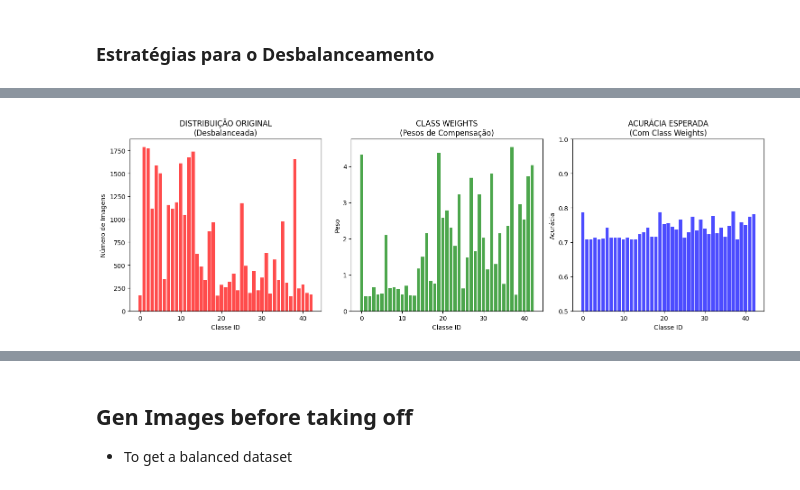
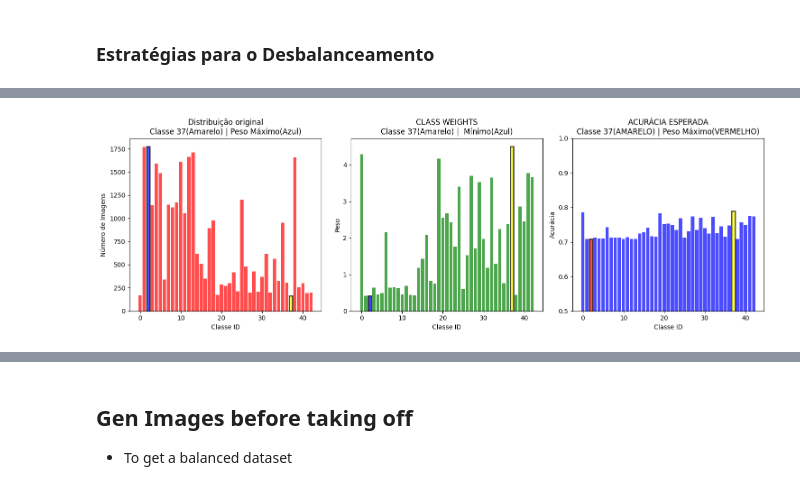
Before and after one commit to Rodrigo-Pinto22/Traffic_Signs_Classification, a Jupyter notebook: Classification.ipynb, the cells around one changed output, grey strips where cells are left out. Saved outputs shown, nothing was run; the diff lists cells and outputs as text; code cells hidden in the pictures.

```diff
--- a/Classification.ipynb
+++ b/Classification.ipynb
@@ -392,32 +393,96 @@ IDs das classes críticas: []
 # %% [markdown]
 ### Estratégias para o Desbalanceamento
 # %%
-# Mostrar COMO o desbalanceamento afeta as predições
-class_counts = np.bincount(y_train)
+# ===  Calcular Pesos e Visualizar comparações ===
+import numpy as np
+import matplotlib.pyplot as plt
+from sklearn.utils.class_weight import compute_class_weight
+
+
+class_counts = np.bincount(y_train)  # Recalcular se necessário
+
+# Calcular os pesos
+class_weights = compute_class_weight(
+    class_weight='balanced',
+    classes=np.unique(y_train),
+    y=y_train
+)
+class_weights_dict = dict(enumerate(class_weights))
+
+print("Pesos calculados para cada classe:")
+for class_id, weight in class_weights_dict.items():
+    print(f"Classe {class_id}: peso {weight:.2f}")
+
+#Analise :  CALCULAR PESO MÁXIMO E MÍNIMO
+print("\n" + "="*60)
+print("ANÁLISE DOS PESOS MÁXIMOS E MÍNIMOS")
+print("="*60)
+
+
+classe_peso_max = max(class_weights_dict, key=class_weights_dict.get)
+peso_max = class_weights_dict[classe_peso_max]
+
+classe_peso_min = min(class_weights_dict, key=class_weights_dict.get)
+peso_min = class_weights_dict[classe_peso_min]
+
+
+
+print(f"\n PESO MÍNIMO vs maximo")
+print(f"Classe(minimo) {classe_peso_min}: peso {peso_min:.2f} | classe(maximo) {classe_peso_max}: peso {peso_max:.2f} ")
+print(f"Número de imagens(minimo): {class_counts[classe_peso_min]} | Número de imagens(maximo): {class_counts[classe_peso_max]}")
+print(f"Representação(minimo): {class_counts[classe_peso_min]/len(y_train)*100:.1f}% do dataset | Representação(maximo): {class_counts[classe_peso_max]/len(y_train)*100:.1f}% do dataset")
+
 
 plt.figure(figsize=(15, 5))
 
-# Gráfico 1: Distribuição original (PROBLEMA)
+# Gráfico 1: Distribuição original
 plt.subplot(1, 3, 1)
-plt.bar(range(43), class_counts, color='red', alpha=0.7)
-plt.title('DISTRIBUIÇÃO ORIGINAL\n(Desbalanceada)')
+bars = plt.bar(range(43), class_counts, color='red', alpha=0.7)
+# Destacar a classe 37 e a classe 2 ( minimo e maximo)
+bars[37].set_color('yellow')
+bars[37].set_edgecolor('black')
+bars[37].set_linewidth(2)
+bars[classe_peso_max].set_color('yellow')
+bars[classe_peso_max].set_edgecolor('black')
+bars[classe_peso_max].set_linewidth(2)
+bars[classe_peso_min].set_color('blue')
+bars[classe_peso_min].set_edgecolor('black')
+bars[classe_peso_min].set_linewidth(2)
+plt.title('Distribuição original\nClasse 37(Amarelo) | Peso Máximo(Azul)')
 plt.xlabel('Classe ID')
 plt.ylabel('Número de Imagens')
 
-# Gráfico 2: Class Weights (SOLUÇÃO)
+# Gráfico 2: Class Weights
 plt.subplot(1, 3, 2)
 weights = [class_weights_dict[i] for i in range(43)]
-plt.bar(range(43), weights, color='green', alpha=0.7)
-plt.title('CLASS WEIGHTS\n(Pesos de Compensação)')
+bars = plt.bar(range(43), weights, color='green', alpha=0.7)
+bars[37].set_color('yellow')
+bars[37].set_edgecolor('black')
+bars[37].set_linewidth(2)
+bars[classe_peso_max].set_color('yellow')
+bars[classe_peso_max].set_edgecolor('black')
+bars[classe_peso_max].set_linewidth(2)
+bars[classe_peso_min].set_color('blue')
+bars[classe_peso_min].set_edgecolor('black')
+bars[classe_peso_min].set_linewidth(2)
+plt.title('CLASS WEIGHTS\nClasse 37(Amarelo) |  Mínimo(Azul)')
 plt.xlabel('Classe ID')
 plt.ylabel('Peso')
 
-# Gráfico 3: Efeito esperado (RESULTADO)
+# Gráfico 3: Efeito esperado apos o balanceamento
 plt.subplot(1, 3, 3)
-# Simular acurácia por classe após usar weights
 expected_accuracy = [min(0.95, 0.7 + weight*0.02) for weight in weights]
-plt.bar(range(43), expected_accuracy, color='blue', alpha=0.7)
-plt.title('ACURÁCIA ESPERADA\n(Com Class Weights)')
+bars = plt.bar(range(43), expected_accuracy, color='blue', alpha=0.7)
+bars[37].set_color('yellow')
+bars[37].set_edgecolor('black')
+bars[37].set_linewidth(2)
+bars[classe_peso_max].set_color('yellow')
+bars[classe_peso_max].set_edgecolor('black')
+bars[classe_peso_max].set_linewidth(2)
+bars[classe_peso_min].set_color('red')
+bars[classe_peso_min].set_edgecolor('black')
+bars[classe_peso_min].set_linewidth(2)
+plt.title('ACURÁCIA ESPERADA\nClasse 37(AMARELO) | Peso Máximo(VERMELHO)')
 plt.xlabel('Classe ID')
 plt.ylabel('Acurácia')
 plt.ylim(0.5, 1.0)
@@ -428 +510 @@ plt.show()
-[figure, old version]
+[figure, new version]
```
Also changed, not shown: parts of 14 cells of this notebook.
